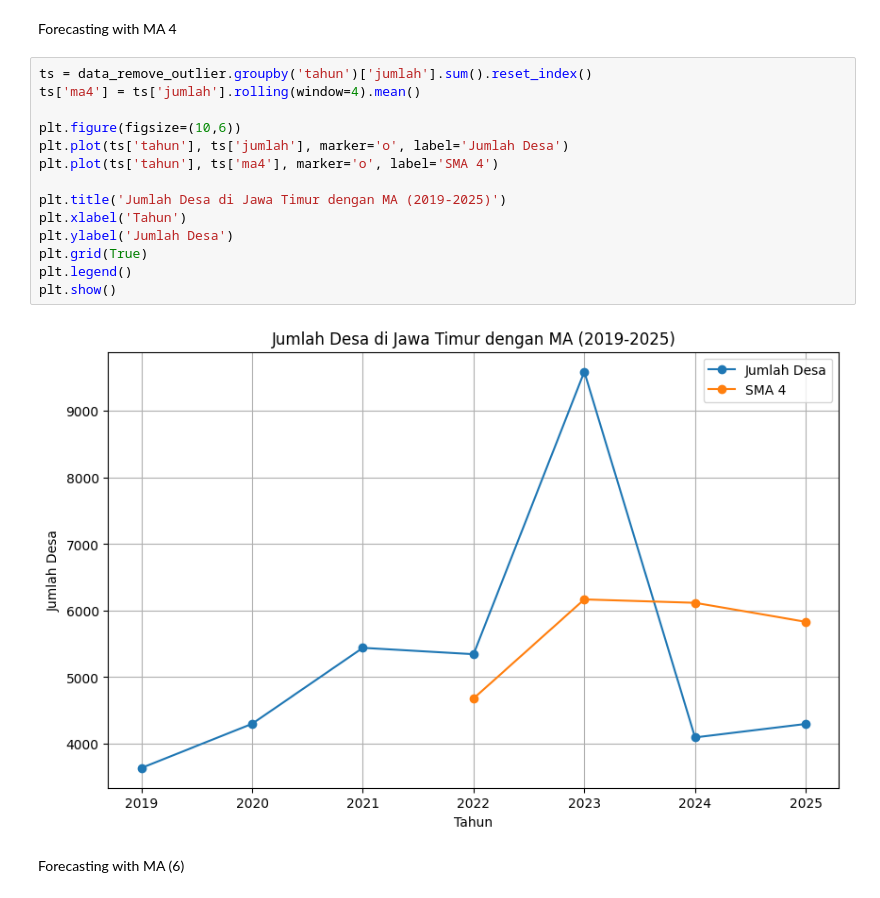
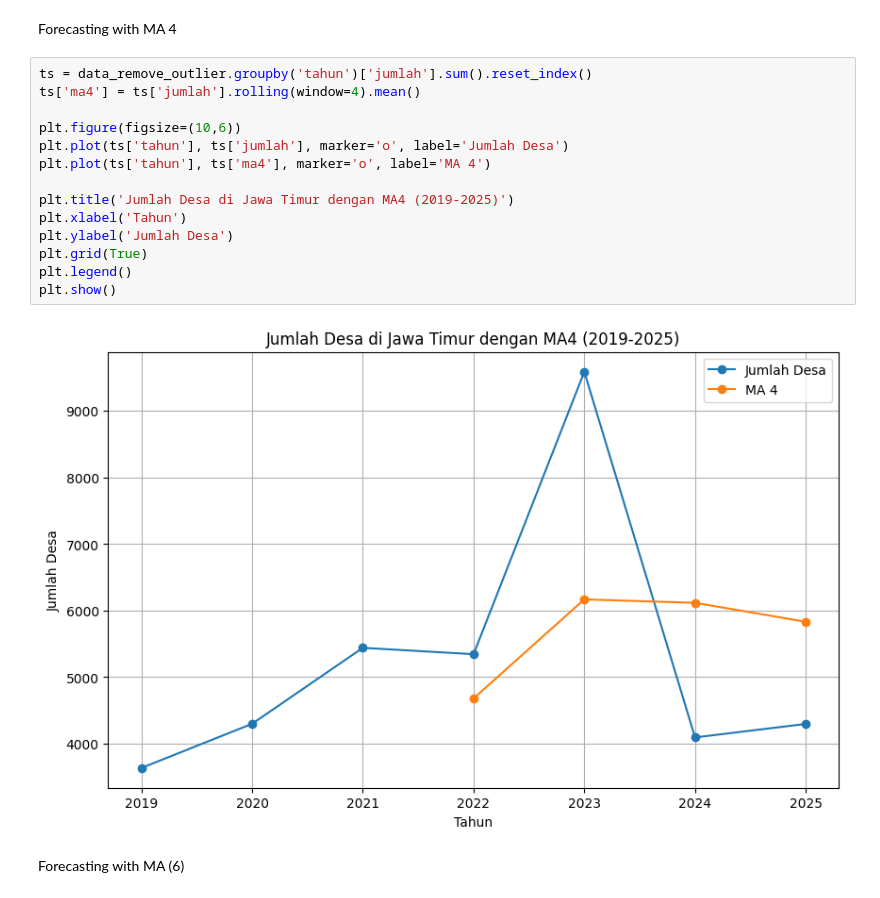
Before and after one commit to yowxy/Forecasting-Village-Population-in-East-Java-, a Jupyter notebook: index.ipynb, the cells around one changed output. Saved outputs shown, nothing was run; the diff lists cells and outputs as text.

```diff
--- a/index.ipynb
+++ b/index.ipynb
@@ -197,19 +189,19 @@ Forecasting with MA 4
 # %%
 ts = data_remove_outlier.groupby('tahun')['jumlah'].sum().reset_index()
 ts['ma4'] = ts['jumlah'].rolling(window=4).mean()
 
 plt.figure(figsize=(10,6))
 plt.plot(ts['tahun'], ts['jumlah'], marker='o', label='Jumlah Desa')
-plt.plot(ts['tahun'], ts['ma4'], marker='o', label='SMA 4')
+plt.plot(ts['tahun'], ts['ma4'], marker='o', label='MA 4')
 
-plt.title('Jumlah Desa di Jawa Timur dengan MA (2019-2025)')
+plt.title('Jumlah Desa di Jawa Timur dengan MA4 (2019-2025)')
 plt.xlabel('Tahun')
 plt.ylabel('Jumlah Desa')
 plt.grid(True)
 plt.legend()
 plt.show()
 # %% [output]
-[figure, old version]
+[figure, new version]
 # %% [markdown]
 Forecasting with MA (6)
 # %%
```
Also changed, not shown: parts of 13 cells of this notebook.
